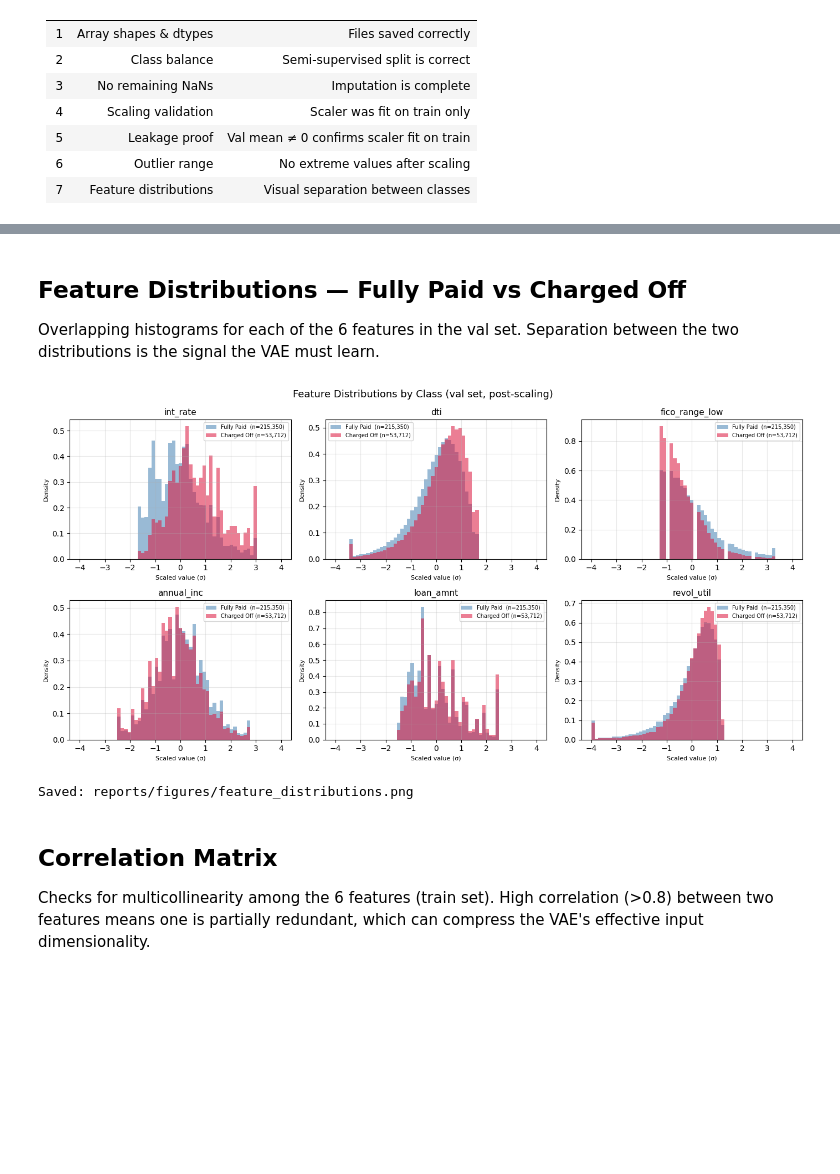
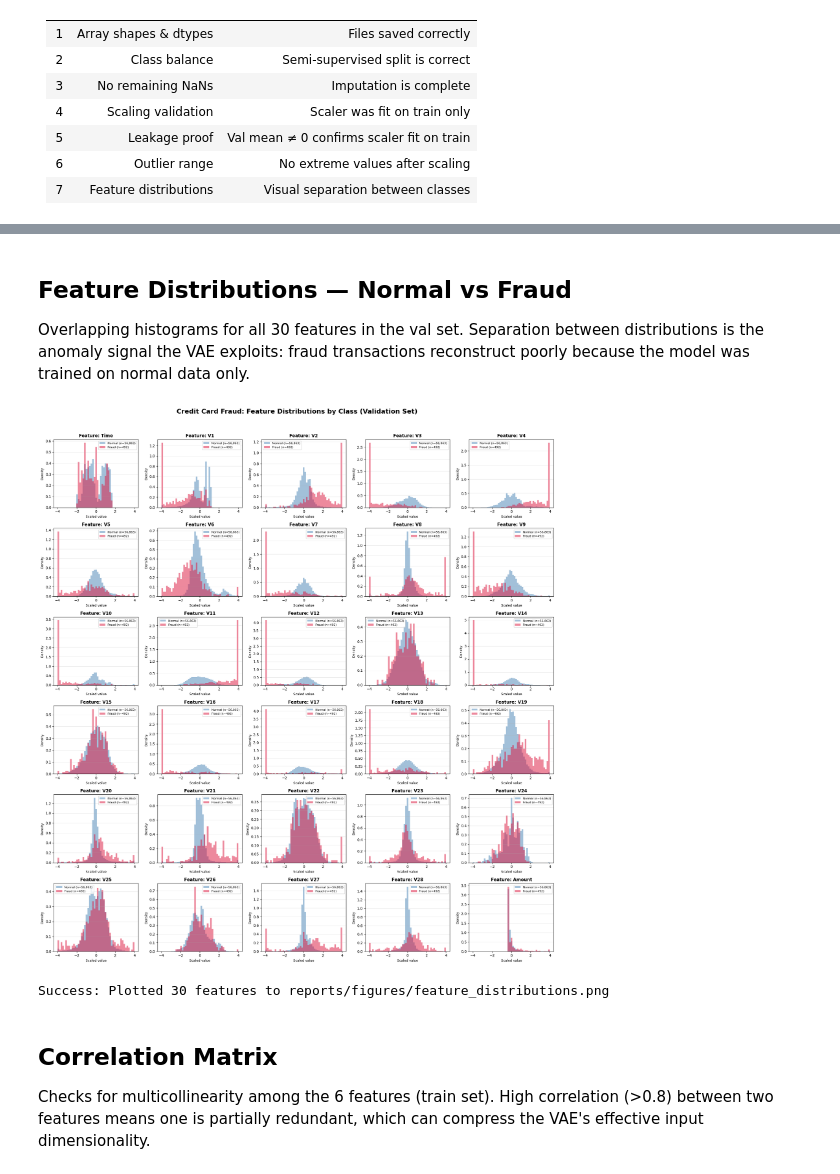
Before and after one commit to Nanokwok/Deep-Loan-Default-VAE, a Jupyter notebook: notebooks/02_post_prep_eda.ipynb, the cells around one changed output, grey strips where cells are left out. Saved outputs shown, nothing was run; the diff lists cells and outputs as text; code cells hidden in the pictures; blank space fills up the shorter version.

Commit message:
prep data, and post-prep eda

```diff
--- a/notebooks/02_post_prep_eda.ipynb
+++ b/notebooks/02_post_prep_eda.ipynb
@@ -159,51 +192,64 @@ Charged Off (1)    0.672  1.051  0.243  0.954         -0.319  0.792     -0.164
 # %% [markdown]
-## Feature Distributions — Fully Paid vs Charged Off
+## Feature Distributions — Normal vs Fraud
 
-Overlapping histograms for each of the 6 features in the val set.
-Separation between the two distributions is the signal the VAE must learn.
+Overlapping histograms for all 30 features in the val set.
+Separation between distributions is the anomaly signal the VAE exploits: fraud transactions reconstruct poorly because the model was trained on normal data only.
 # %%
-fig, axes = plt.subplots(2, 3, figsize=(14, 7))
+import math
+import matplotlib.pyplot as plt
+
+n_features = len(features)
+n_cols = 5
+n_rows = math.ceil(n_features / n_cols)
+
+fig, axes = plt.subplots(n_rows, n_cols, figsize=(20, n_rows * 3.5))
 axes = axes.flatten()
 
 normal_mask  = y_val == 0
 anomaly_mask = y_val == 1
 
 for i, feat in enumerate(features):
     ax = axes[i]
     normal_vals  = X_val[normal_mask,  i]
     anomaly_vals = X_val[anomaly_mask, i]
 
-    # Clip at ±4σ for readability
     clip = 4.0
-    bins = np.linspace(-clip, clip, 60)
+    bins = np.linspace(-clip, clip, 50)
 
-    ax.hist(normal_vals.clip(-clip, clip),  bins=bins, alpha=0.55,
+    ax.hist(normal_vals.clip(-clip, clip),  bins=bins, alpha=0.5,
             density=True, color="steelblue",
-            label=f"Fully Paid  (n={normal_mask.sum():,})")
-    ax.hist(anomaly_vals.clip(-clip, clip), bins=bins, alpha=0.55,
+            label=f"Normal (n={normal_mask.sum():,})")
+    ax.hist(anomaly_vals.clip(-clip, clip), bins=bins, alpha=0.5,
             density=True, color="crimson",
-            label=f"Charged Off (n={anomaly_mask.sum():,})")
+            label=f"Fraud (n={anomaly_mask.sum():,})")
 
-    ax.set_title(feat, fontsize=11)
-    ax.set_xlabel("Scaled value (σ)", fontsize=8)
-    ax.set_ylabel("Density", fontsize=8)
-    ax.legend(fontsize=7)
-    ax.grid(alpha=0.3)
+    ax.set_title(f"Feature: {feat}", fontsize=12, fontweight='bold')
+    ax.set_xlabel("Scaled value", fontsize=9)
+    ax.set_ylabel("Density", fontsize=9)
+    ax.legend(fontsize=8)
+    ax.grid(axis='y', alpha=0.3)
+
+for j in range(i + 1, len(axes)):
+    axes[j].axis('off')
 
 plt.suptitle(
-    "Feature Distributions by Class (val set, post-scaling)",
-    fontsize=13,
+    "Credit Card Fraud: Feature Distributions by Class (Validation Set)",
+    fontsize=18,
+    fontweight='bold',
+    y=1.02
 )
+
 plt.tight_layout()
 
 import os
 os.makedirs("../reports/figures", exist_ok=True)
 plt.savefig("../reports/figures/feature_distributions.png", dpi=150, bbox_inches="tight")
 plt.show()
-print("Saved: reports/figures/feature_distributions.png")
+
+print(f"Success: Plotted {n_features} features to reports/figures/feature_distributions.png")
 # %% [output]
-[figure, old version]
+[figure, new version]
-Saved: reports/figures/feature_distributions.png
+Success: Plotted 30 features to reports/figures/feature_distributions.png
 # %% [markdown]
 ## Correlation Matrix
 
```
Also changed, not shown: parts of 7 cells of this notebook, 13 other files.
